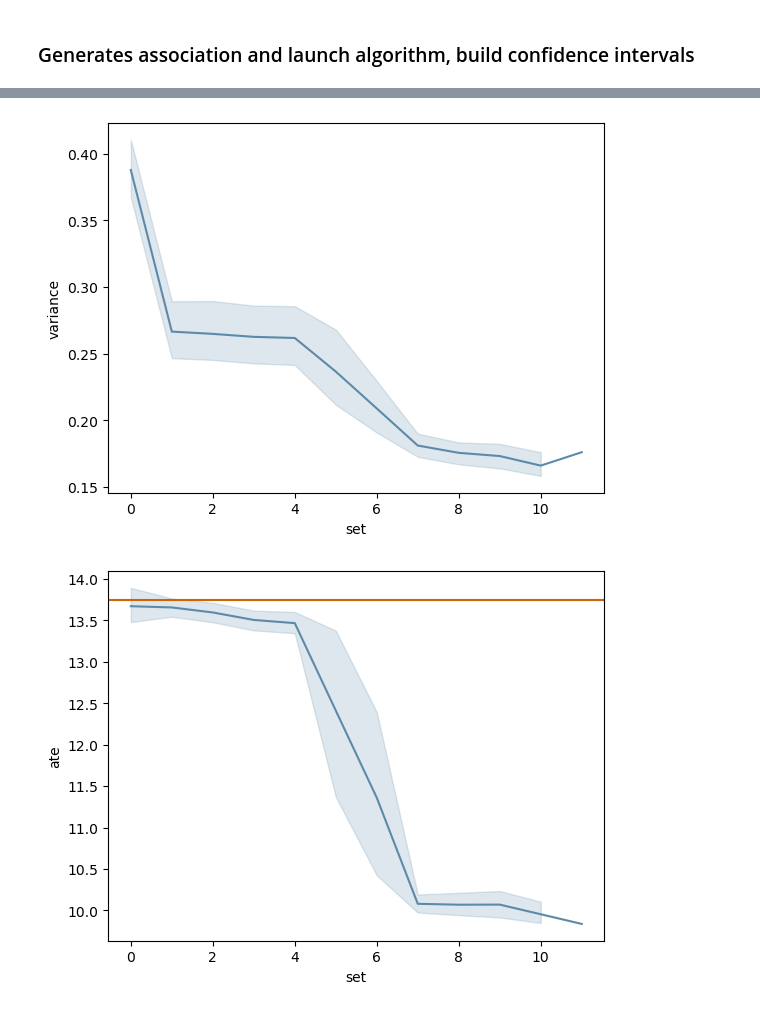
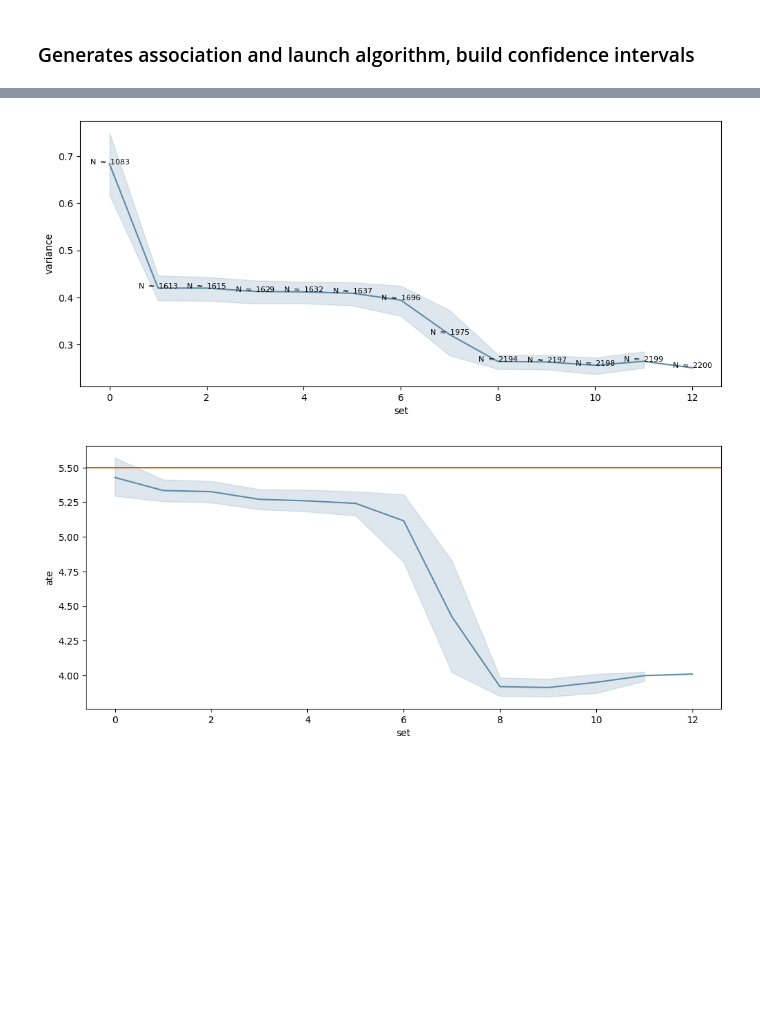
Before and after one commit to robachowyk/PhD-research, a Jupyter notebook: replicate MEV/python/launch MEV algo.ipynb, the cells around one changed output, grey strips where cells are left out. Saved outputs shown, nothing was run; the diff lists cells and outputs as text; code cells hidden in the pictures; blank space fills up the shorter version.

```diff
--- a/replicate MEV/python/launch MEV algo.ipynb
+++ b/replicate MEV/python/launch MEV algo.ipynb
@@ -203,16 +203,19 @@ def Minimum_Estimated_Variance(A, B, identifiers, match, unmatch):
 
     ATE_list = []
     Var_list = []
+    n_list = []
     matchings = linking_score(A, B, identifiers, match, unmatch)
     for score in np.sort(np.unique(matchings['scores']))[::-1]:
         best_matches = matchings['scores'] >= score
         from_A = A.iloc[best_matches,:].reset_index(drop=True)
         from_B = B.iloc[matchings['B'][best_matches],:].reset_index(drop=True)
         linked_records = pds.concat([from_A, from_B.Y], axis=1)
+        n = linked_records.shape[0]
         ATE_links, variance_links = ATE(linked_records, 'propensity stratification')
         ATE_list.append(ATE_links)
         Var_list.append(variance_links)
-    return ATE_list, Var_list
+        n_list.append(n)
+    return ATE_list, Var_list, n_list
 # %% [markdown]
 ### Generates association and launch algorithm, build confidence intervals
 # %%
@@ -227,21 +230,22 @@ DF['was_born_female'] = DF['was_born_female'].astype('int32') # turn was_born_fe
 identifiers = {'family_name':'jaro-winkler','was_born_female':'strict','country':'strict','birth_year':'large'}
 covariates = ['X1','X2','X3','X4','X5']
 
-results = pds.DataFrame({"set":np.array([]), "iter":np.array([]), "variance":np.array([]), "ate":np.array([])})
+results = pds.DataFrame({"set":np.array([]), "iter":np.array([]), "n":np.array([]), "variance":np.array([]), "ate":np.array([])})
 
 for i in tqdm(range(nbr_iter)):
 
     ########## GENERATES ASSOCIATION ##########
 
-    # generate treatment
-    DF['treatment'] = np.random.binomial(n = 1, p = 0.4, size = DF.shape[0])
-
     # generate covariates
     DF['X1'] = 2020 - DF['birth_year'] # age
     DF['X2'] = np.random.normal(loc = 2.5, scale = 1, size = DF.shape[0])
-    DF['X3'] = np.random.normal(loc = 1, scale = 1, size = DF.shape[0])
+    DF['X3'] = np.random.normal(loc = 0, scale = 1, size = DF.shape[0])
     DF['X4'] = np.random.normal(loc = 1, scale = 1, size = DF.shape[0])
     DF['X5'] = np.random.normal(loc = 1, scale = 1, size = DF.shape[0])
+
+    # generate treatment
+    DF['treatment'] = np.random.binomial(n = 1, p = 1 / ( 1 + np.exp(0.2*DF.X3-0.5*DF.X5) ))
+    # probability depending on X3 and X5 (better than only X3)
 
     # generate outcome
     residual_errors = np.random.normal(size = DF.shape[0])
@@ -250,8 +254,8 @@ for i in tqdm(range(nbr_iter)):
     c = 0.08
     d = 0.7
 
-    #DF['Y'] = - 10 + a*DF['treatment'] + b*np.exp(DF['X4']) + c*DF['X3']*DF['X1'] + d*DF['X5'] ### FIXED TREATMENT EFFECT
-    DF['Y'] = - 10 + a*DF['treatment']*DF['X2'] + b*np.exp(DF['X4']) + c*DF['X3']*DF['X1'] + d*DF['X5'] ### NOT FIXED TREATMENT EFFECT
+    DF['Y'] = - 10 + a*DF['treatment'] + b*np.exp(DF['X4']) + c*DF['X3']*DF['X1'] + d*DF['X5'] ### FIXED TREATMENT EFFECT
+    #DF['Y'] = - 10 + a*DF['treatment']*DF['X2'] + b*np.exp(DF['X4']) + c*DF['X3']*DF['X1'] + d*DF['X5'] ### NOT FIXED TREATMENT EFFECT
 
     overlap = DF.sample(n = 800)
 
@@ -274,10 +278,10 @@ for i in tqdm(range(nbr_iter)):
     q = 5 # recommended: 5
     A['prop_score_quantile'] = pds.qcut(A['propensity_score'], q, labels = False)
 
-    list_of_ATE, list_of_variance = Minimum_Estimated_Variance(A, B, identifiers, match, unmatch)
+    list_of_ATE, list_of_variance, list_of_n = Minimum_Estimated_Variance(A, B, identifiers, match, unmatch)
 
     length = len(list_of_ATE)
-    new_results = pds.DataFrame({"set":np.arange(length), "iter":np.repeat(i, length), "variance":np.array(list_of_variance), "ate":np.array(list_of_ATE)})
+    new_results = pds.DataFrame({"set":np.arange(length), "iter":np.repeat(i, length), "n":np.array(list_of_n), "variance":np.array(list_of_variance), "ate":np.array(list_of_ATE)})
     results = pds.concat([results, new_results])
 # %% [output]
 Optimization terminated successfully.
@@ -313,15 +317,20 @@ Optimization terminated successfully.
 # %%
 darkorange = (0.804, 0.4, 0)
 airforceblue = (0.36, 0.54, 0.66)
 
-sns.lineplot(data = results, x = "set", y = "variance", color = airforceblue);
+plt.figure(figsize=(12,5))
+graph = sns.lineplot(data = results, x = "set", y = "variance", color = airforceblue);
+for i in range(len(results.set.unique())):
+    n = results[results.set==i].n.mean()
+    graph.annotate( rf"N $\approx$ {int(n)}", xy = (i, results[results.set==i].variance.mean()), horizontalalignment ='center', fontsize=8)
 plt.title("");
 plt.show();
 
+plt.figure(figsize=(12,5))
 sns.lineplot(data = results, x = "set", y = "ate", color = airforceblue);
-plt.axhline(y = 2.5 * a, color = darkorange); # fixed treatment effect = a, non-fixed treatment effect = E(X2) * a = 2.5 * a
+plt.axhline(y = a, color = darkorange); # fixed treatment effect = a, non-fixed treatment effect = E(X2) * a = 2.5 * a
 plt.title("");
 plt.show();
 # %% [output]
-[figure, old version]
+[figure, new version]
-[figure, old version]
+[figure, new version]
```
Also changed, not shown: parts of 1 cell of this notebook.
